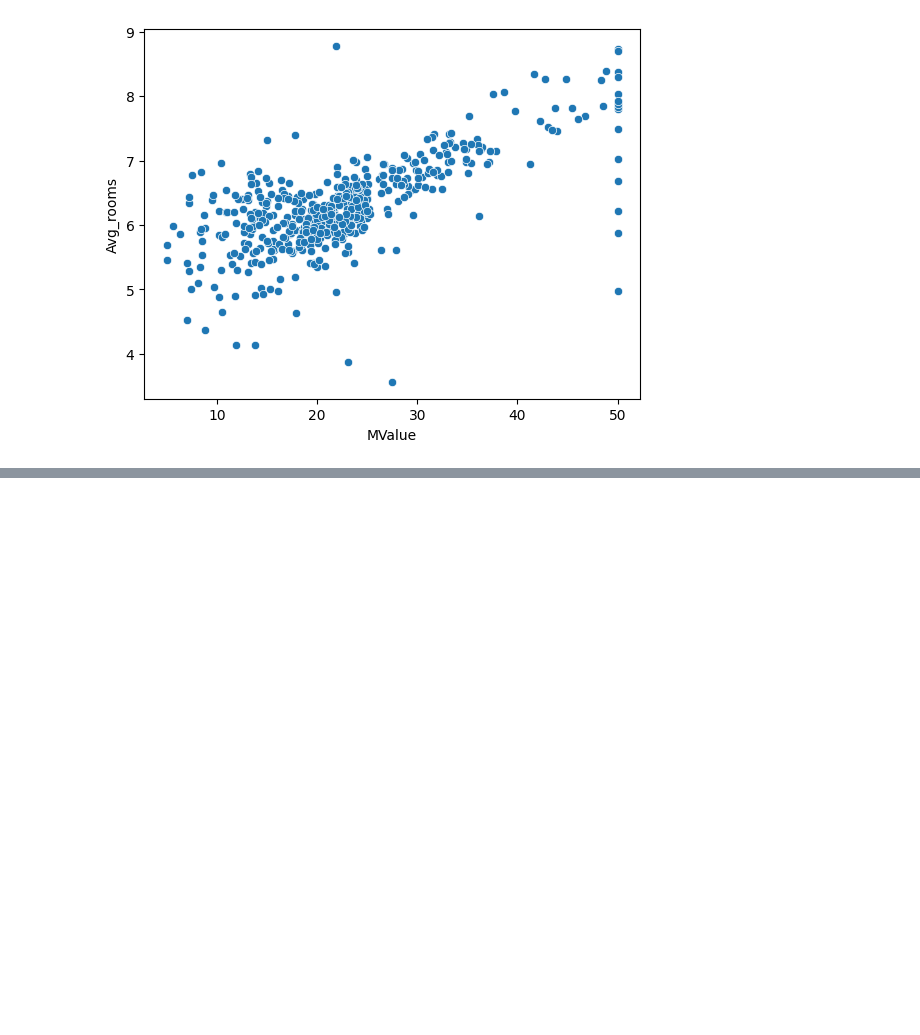
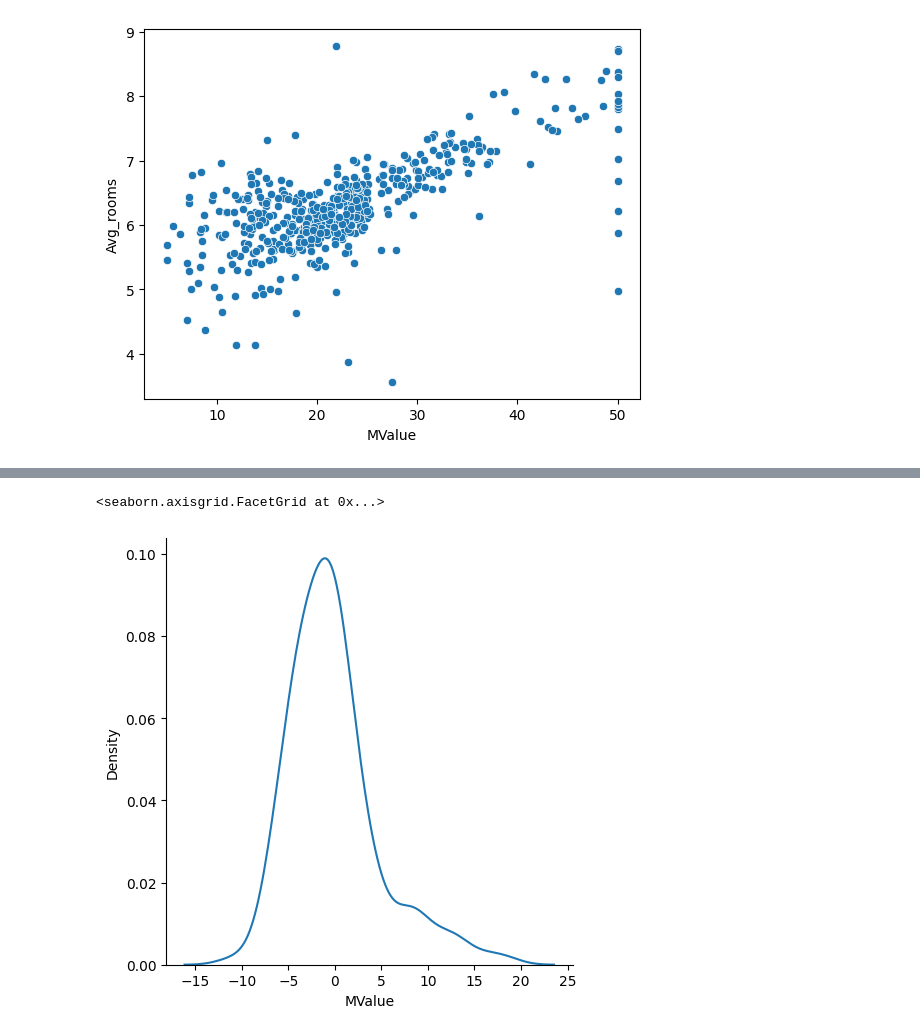
Before and after one commit to sai-darshan-k/Advanced-Machine-Learning, a Jupyter notebook: 2348548_LReg_Lab1.ipynb, the cells around one changed output, grey strips where cells are left out. Drawn from its saved outputs; the diff is of its cells as text; code cells hidden in the pictures; blank space fills up the shorter version.

```diff
--- a/2348548_LReg_Lab1.ipynb
+++ b/2348548_LReg_Lab1.ipynb
@@ -127,0 +170,7 @@ Text(0.5, 0, 'MValue')
+# %%
+residual = y_test-y_pred
+# %%
+sns.displot(residual,kind='kde')
+# %% [output]
+<seaborn.axisgrid.FacetGrid at 0x...>
+[figure, added]
```
Also changed, not shown: parts of 18 cells of this notebook.
